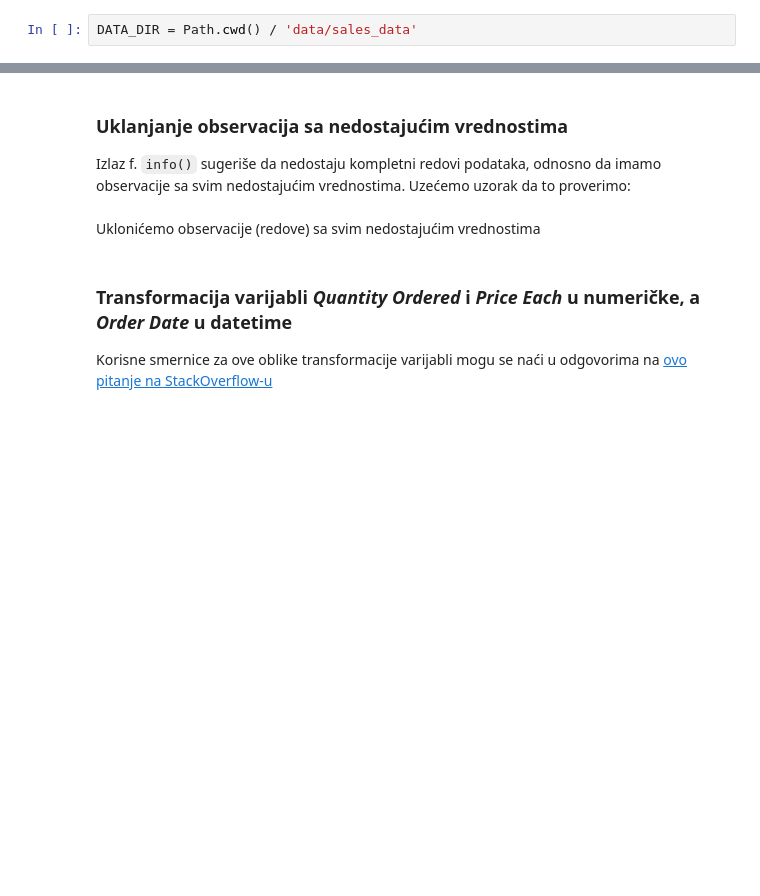
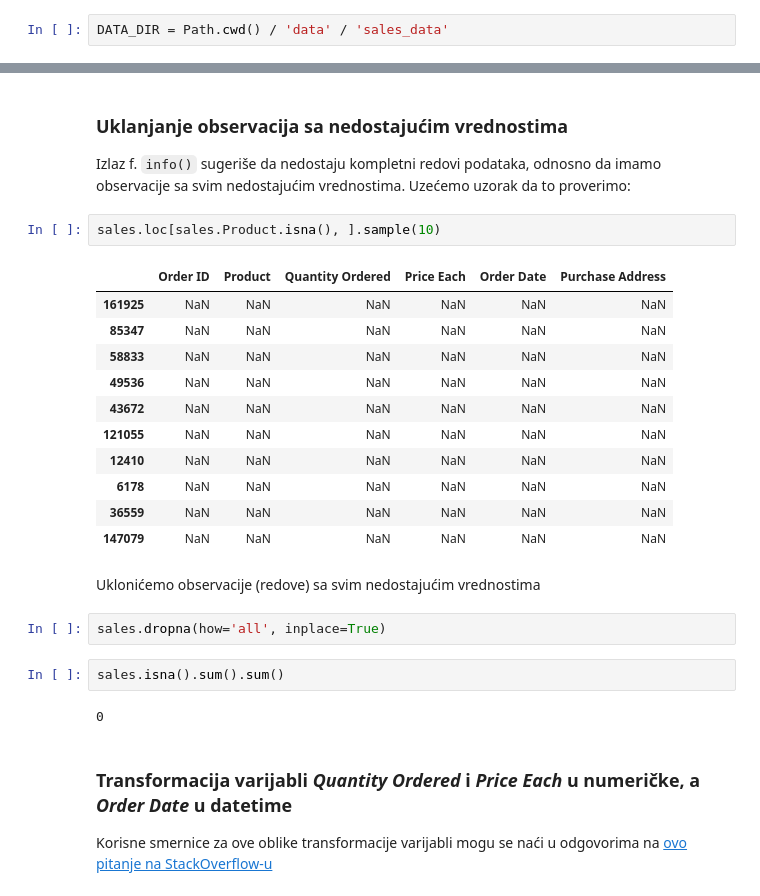
Before and after one commit to programiranje3/p2-2024v, a Jupyter notebook: lab9_10/sales_analysis.ipynb, the cells around one changed output, grey strips where cells are left out. Drawn from its saved outputs; the diff is of its cells as text; blank space fills up the shorter version.

```diff
--- a/lab9_10/sales_analysis.ipynb
+++ b/lab9_10/sales_analysis.ipynb
@@ -17,7 +17,7 @@ from pathlib import Path
 Podaci se nalaze u 'sales_data' direktorijumu, u okviru 'data' direktorijuma.
 Prvo ćemo kreirati DATA_DIR konstantu koja će sadržati putanju do direktorijuma sa podacima
 # %%
-DATA_DIR = Path.cwd() / 'data/sales_data'
+DATA_DIR = Path.cwd() / 'data' / 'sales_data'
 # %% [markdown]
 Zatim ćemo učitati podatke iz 'Sales_January_2019' csv fajla:
 # %%
@@ -312,8 +328,28 @@ Veliki broj kolona je tipa object, uključujući i one za koje to ne bismo oček
 ### Uklanjanje observacija sa nedostajućim vrednostima
 
 Izlaz f. `info()` sugeriše da nedostaju kompletni redovi podataka, odnosno da imamo observacije sa svim nedostajućim vrednostima. Uzećemo uzorak da to proverimo:
+# %%
+sales.loc[sales.Product.isna(), ].sample(10)
+# %% [output]
+|  | Order ID | Product | Quantity Ordered | Price Each | Order Date | Purchase Address |
+| 161925 | NaN | NaN | NaN | NaN | NaN | NaN |
+| 85347 | NaN | NaN | NaN | NaN | NaN | NaN |
+| 58833 | NaN | NaN | NaN | NaN | NaN | NaN |
+| 49536 | NaN | NaN | NaN | NaN | NaN | NaN |
+| 43672 | NaN | NaN | NaN | NaN | NaN | NaN |
+| 121055 | NaN | NaN | NaN | NaN | NaN | NaN |
+| 12410 | NaN | NaN | NaN | NaN | NaN | NaN |
+| 6178 | NaN | NaN | NaN | NaN | NaN | NaN |
+| 36559 | NaN | NaN | NaN | NaN | NaN | NaN |
+| 147079 | NaN | NaN | NaN | NaN | NaN | NaN |
 # %% [markdown]
 Uklonićemo observacije (redove) sa svim nedostajućim vrednostima
+# %%
+sales.dropna(how='all', inplace=True)
+# %%
+sales.isna().sum().sum()
+# %% [output]
+0
 # %% [markdown]
 ### Transformacija varijabli *Quantity Ordered* i *Price Each* u numeričke, a *Order Date* u datetime
 
```
Also changed, not shown: parts of 37 cells of this notebook.
